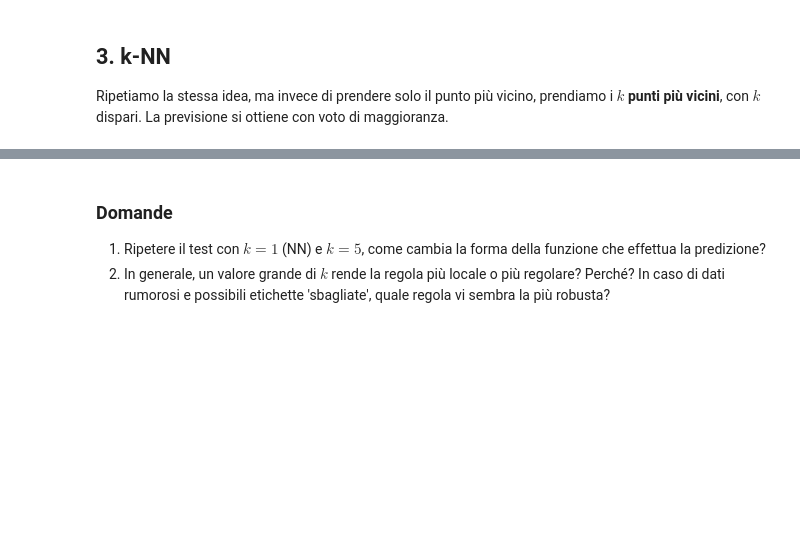
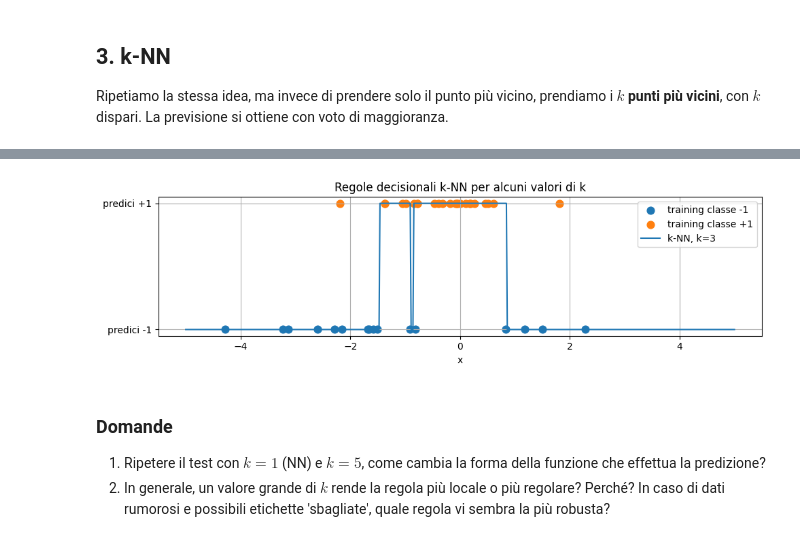
Before and after one commit to iamgiu/Introduzione-al-Data-Science, a Jupyter notebook: Notebook/4. Quarta Settimana/lab4.ipynb, the cells around one changed output, grey strips where cells are left out. Saved outputs shown, nothing was run; the diff lists cells and outputs as text; code cells hidden in the pictures; blank space fills up the shorter version.

```diff
--- a/Notebook/4. Quarta Settimana/lab4.ipynb
+++ b/Notebook/4. Quarta Settimana/lab4.ipynb
@@ -70,9 +72,9 @@ e assegniamo a $x$ l'etichetta del punto di training più vicino.
 
 def nearest_neighbour_predict(x, X_train, y_train):
     # TO DO: implementare regola per NN
-    distances = ...
-    nearest_index = ...
-    return y_train[...], distances, nearest_index
+    distances = np.abs(x - X_train)                             # calcolo la distanza per ogni punto di training
+    nearest_index = np.argmin(distances)                        # trovo la distanza minima
+    return y_train[nearest_index], distances, nearest_index     # restituisco l'etichetta del vicino più vicino, tutte le distanza e l'indice
 
 x_query = 0.7
 pred, distances, idx = nearest_neighbour_predict(x_query, X_train, y_train)
@@ -114,11 +135,11 @@ Ripetiamo la stessa idea, ma invece di prendere solo il punto più vicino, prend
 def knn_predict_one(x, X_train, y_train, k):
     distances = np.abs(X_train - x)
     # TO DO: scrivere l'algoritmo kNN. Hint: procedere prima al riordinamento delle distanze
-    sorted_indices = ...
-    neighbour_indices = ...
-    neighbour_labels = ...
+    sorted_indices = np.argsort(distances)
+    neighbour_indices = sorted_indices[:k]              # Prendo i k più vicini
+    neighbour_labels = y_train[neighbour_indices]
 
-    vote = ...
+    vote = np.sum(neighbour_labels)                     # Sommo le etichette se prevalgono i +1 il voto è positivo se prevalgono i -1 il segno è negativo
     pred = np.sign(vote)
 
     return pred, distances, neighbour_indices, neighbour_labels
@@ -137,30 +173,32 @@ for k in [1, 3, 5]:
 # %%
 # Definiamo ora la funzione che, al variare punto x assegna la corrispondente predizione di un algoritmo k-NN
 
 def knn_predict_grid(x_grid, X_train, y_train, k):
     preds = []
     for x in x_grid:
         # TO DO: scrivere la funzione che calcola la predizione al variare di x nell'intervallo
-        pred, _, _, _ = ...
+        pred, _, _, _ = knn_predict_one(x, X_train, y_train, k)     # _ = in python è un modo per dire questo valore di ritorno non mi interessa
         preds.append(pred)
     return np.array(preds)
 
 x_grid = np.linspace(-5, 5, 600)
 
 fig, ax = plt.subplots(figsize=(10, 3))
 ax.scatter(X_train[y_train == -1], -np.ones(np.sum(y_train == -1)), s=60, label="training classe -1")
 ax.scatter(X_train[y_train == 1],  np.ones(np.sum(y_train == 1)),  s=60, label="training classe +1")
 
 pred_grid = knn_predict_grid(x_grid, X_train, y_train, 3)
 ax.plot(x_grid, pred_grid, label=f"k-NN, k=3")
 
 ax.set_yticks([-1, 1])
 ax.set_yticklabels(["predici -1", "predici +1"])
 ax.set_xlabel("x")
 ax.set_title("Regole decisionali k-NN per alcuni valori di k")
 ax.legend()
 plt.tight_layout()
 plt.show()
+# %% [output]
+[figure, added]
 # %% [markdown]
 
 ### Domande
```
Also changed, not shown: parts of 10 cells of this notebook.
